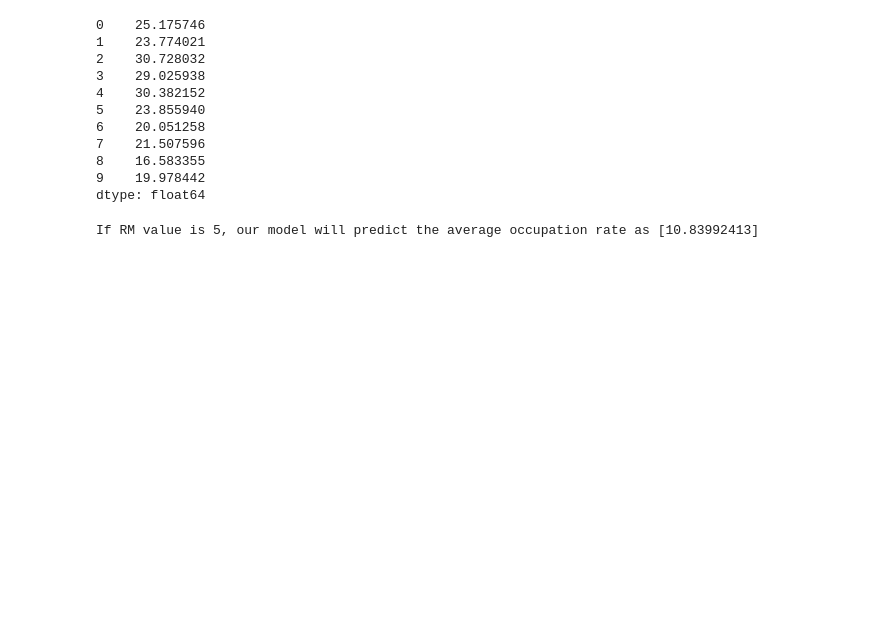
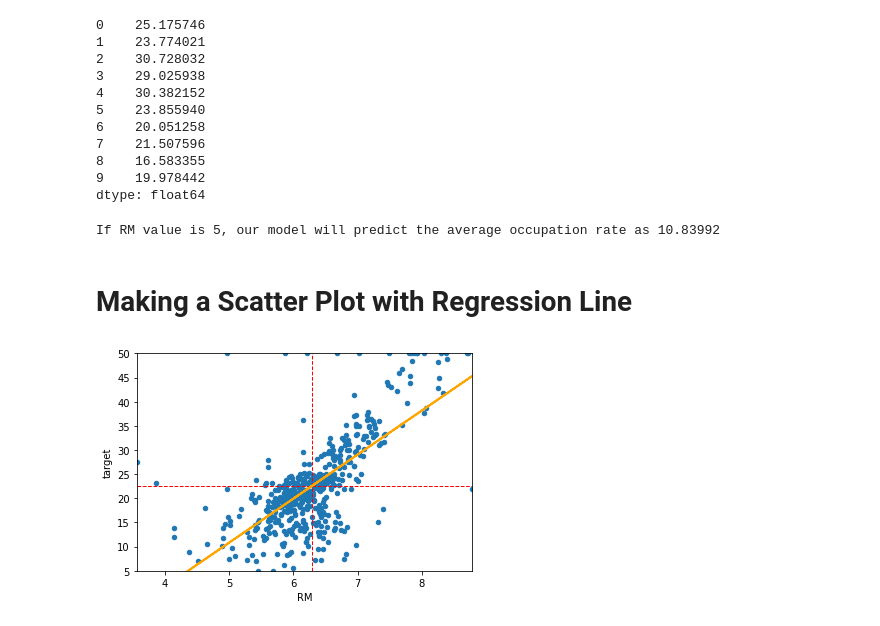
Before and after one commit to ralsouza/machine_learning, a Jupyter notebook: notebooks/01_simple_linear_regression.ipynb, the cells around one changed output. Drawn from its saved outputs; the diff is of its cells as text; code cells hidden in the pictures; blank space fills up the shorter version.

```diff
--- a/notebooks/01_simple_linear_regression.ipynb
+++ b/notebooks/01_simple_linear_regression.ipynb
@@ -198,6 +198,24 @@ Xp = np.array([1,RM])
 # Predict the occupation value based on the new RM value
 new_rm_predict = model_v1.predict(Xp)
 
-print(f"If RM value is {RM}, our model will predict the average occupation rate as {new_rm_predict}")
+print(f"If RM value is {RM}, our model will predict the average occupation rate as {new_rm_predict[0]:.5f}")
 # %% [output]
-If RM value is 5, our model will predict the average occupation rate as [10.83992413]
+If RM value is 5, our model will predict the average occupation rate as 10.83992
+# %% [markdown]
+# Making a Scatter Plot with Regression Line
+# %%
+# Computing the ranges of x and y
+x_range = [dataset['RM'].min(), dataset['RM'].max()]
+y_range = [dataset['target'].min(), dataset['target'].max()]
+# %%
+# First layer of Scatter Plot
+scatter_plot = dataset.plot(kind = 'scatter', x = 'RM', y = 'target', xlim = x_range, ylim = y_range)
+
+# Second layer of Scatter Plot (averages)
+y_mean = scatter_plot.plot(x_range, [dataset['target'].mean(),dataset['target'].mean()], '--', color = 'red', linewidth = 1)
+x_mean = scatter_plot.plot([dataset['RM'].mean(),dataset['RM'].mean()], y_range, '--', color = 'red', linewidth = 1)
+
+# Thrid layer of Scatter Plot (regression line)
+regression_line = scatter_plot.plot(dataset['RM'], predicted_values, '-', color = 'orange', linewidth = 2)
+# %% [output]
+[figure, added]
```
